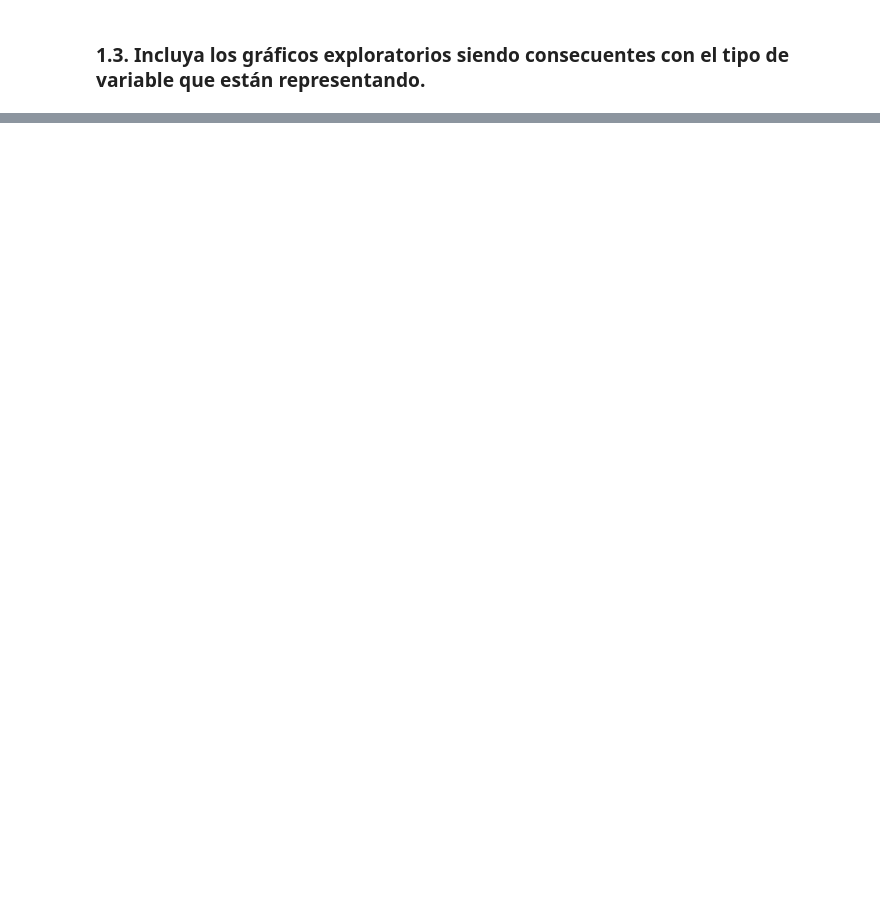
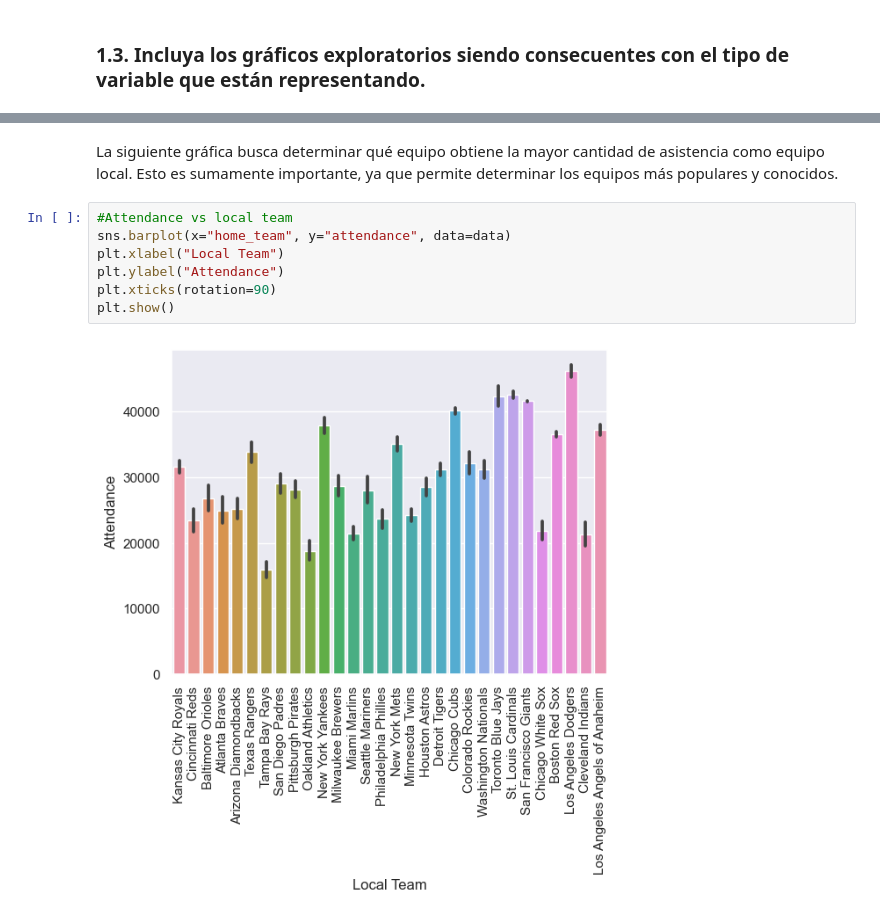
Before and after one commit to 20Candy/Laboratorio1MineriaDeDatos, a Jupyter notebook: hdt1.ipynb, the cells around one changed output, grey strips where cells are left out. Saved outputs shown, nothing was run; the diff lists cells and outputs as text; blank space fills up the shorter version.

```diff
--- a/hdt1.ipynb
+++ b/hdt1.ipynb
@@ -131,0 +221,11 @@ print(head)
+# %% [markdown]
+La siguiente gráfica busca determinar qué equipo obtiene la mayor cantidad de asistencia como equipo local. Esto es sumamente importante, ya que permite determinar los equipos más populares y conocidos.
+# %%
+#Attendance vs local team
+sns.barplot(x="home_team", y="attendance", data=data)
+plt.xlabel("Local Team")
+plt.ylabel("Attendance")
+plt.xticks(rotation=90)
+plt.show()
+# %% [output]
+[figure, added]
```
Also changed, not shown: parts of 12 cells of this notebook.
